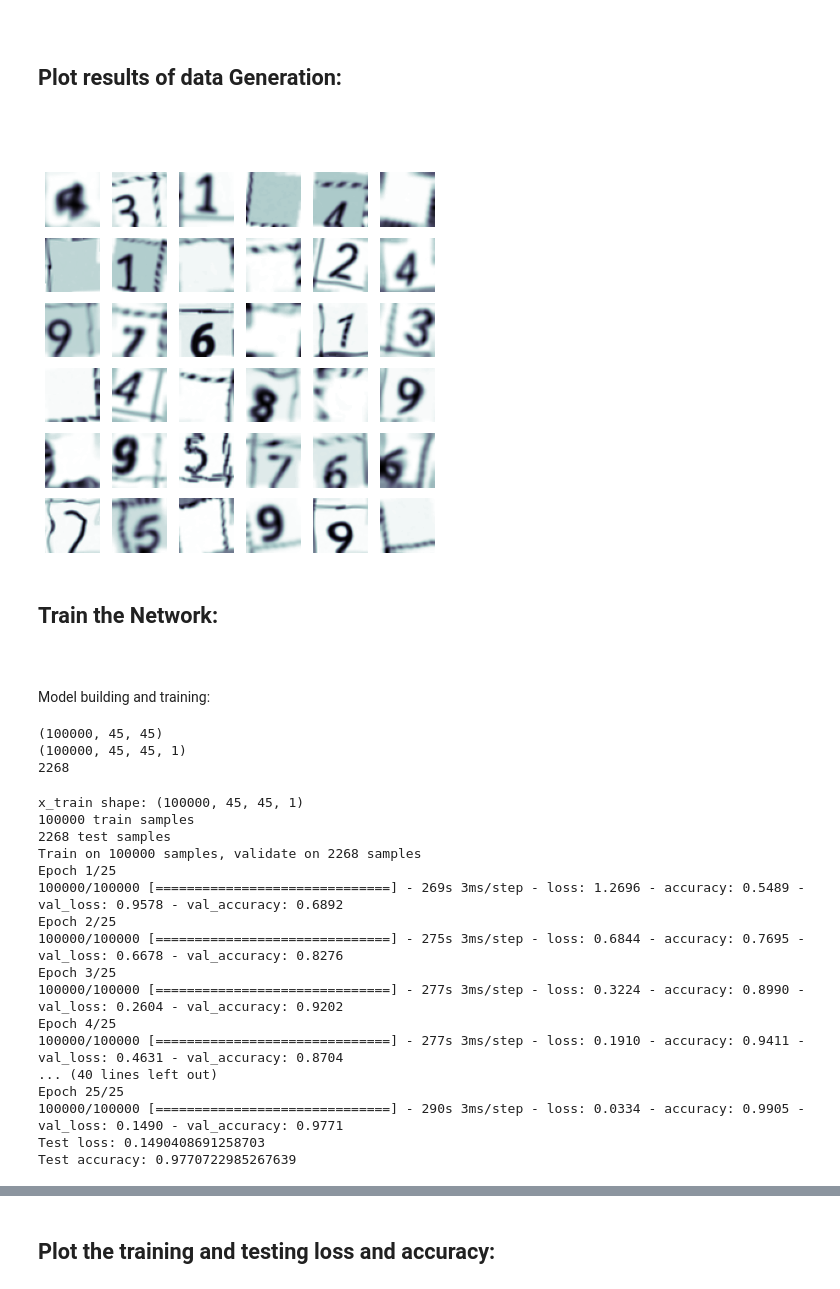
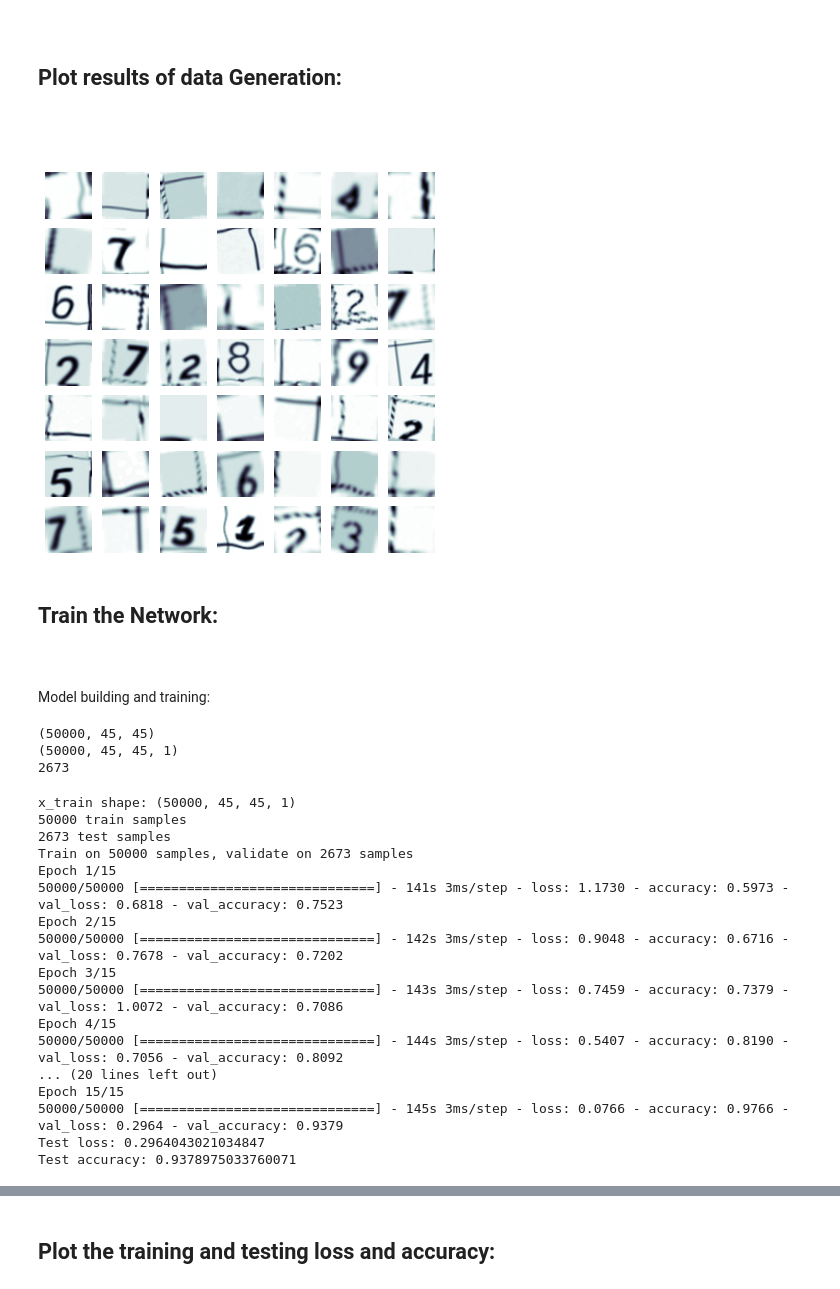
Before and after one commit to simonjuleseric2/Deep-learning-and-backtracking-sudoku, a Jupyter notebook: digit_generation&training.ipynb, the cells around one changed output, grey strips where cells are left out. Cells and saved outputs as stored; diff of their text form; code cells hidden in the pictures.

Commit message:
new training+increased validation set

```diff
--- a/digit_generation&training.ipynb
+++ b/digit_generation&training.ipynb
@@ -190,7 +194,7 @@ def create_data(length, list_of_font, threshold=True, consider_empty=True):
 
 
         if consider_empty:
-            y=np.random.randint(-5, 9+1)
+            y=np.random.randint(-9, 9+1)
 
         else:
             y=np.random.randint(1, 9+1)
@@ -247,7 +251,7 @@ def create_data(length, list_of_font, threshold=True, consider_empty=True):
 list_of_font=glob.glob('font2/*.ttf')
 
 
-n=100000 #Number of image to generate
+n=50000 #Number of image to generate
 #n=50
 xx, yy=create_data(n, list_of_font, False)
 # %% [markdown]
@@ -260,19 +264,19 @@ xx, yy=create_data(n, list_of_font, False)
 # %%
 f = plt.figure(figsize=(7,7))
 
-num_img=36
+num_img=49
 n, m=int(np.sqrt(num_img)), int(np.sqrt(num_img))
 
 
 for i in range(1, num_img+1):
     f.add_subplot(n,m, i)
     plt.imshow(xx[i, :, :], cmap='bone')
     plt.axis('off')
 
-plt.savefig('digits.png' , bbox_inches='tight')
+plt.savefig('plots/digits1.png' , bbox_inches='tight')
 plt.show()
 # %% [output]
-[figure, old version]
+[figure, new version]
 # %% [markdown]
 ## Train the Network:
 <br>
@@ -282,9 +286,9 @@ Model building and training:
 # %%
 
 #validation Data:
-yy_lab=np.load('data_npy/tot_labels28.npy')
+yy_lab=np.load('data_npy/tot_labels33.npy')
 y_test=np.array(yy_lab)
-x_test=np.load('data_npy/tot_img28.npy')
+x_test=np.load('data_npy/tot_img33.npy')
 
 num_classes=10
 #y_test = keras.utils.to_categorical(yy_lab, num_classes)
@@ -299,9 +303,9 @@ y_train = keras.utils.to_categorical(y_train, num_classes)
 y_test = keras.utils.to_categorical(y_test, num_classes)
 print(len(y_test))
 # %% [output]
-(100000, 45, 45)
-(100000, 45, 45, 1)
-2268
+(50000, 45, 45)
+(50000, 45, 45, 1)
+2673
 # %%
 from sklearn.model_selection import train_test_split
 import keras
@@ -315,7 +319,7 @@ from keras import backend as K
 cell_size=45
 batch_size = 128
 num_classes = len(np.unique(yy))
-epochs = 25
+epochs = 15
 
 # input image dimensions
 img_rows, img_cols = cell_size, cell_size
@@ -370,23 +374,23 @@ score = model.evaluate(x_test, y_test, verbose=0)
 print('Test loss:', score[0])
 print('Test accuracy:', score[1])
 # %% [output]
-x_train shape: (100000, 45, 45, 1)
-100000 train samples
-2268 test samples
-Train on 100000 samples, validate on 2268 samples
-Epoch 1/25
-100000/100000 [==============================] - 269s 3ms/step - loss: 1.2696 - accuracy: 0.5489 - val_loss: 0.9578 - val_accuracy: 0.6892
-Epoch 2/25
-100000/100000 [==============================] - 275s 3ms/step - loss: 0.6844 - accuracy: 0.7695 - val_loss: 0.6678 - val_accuracy: 0.8276
-Epoch 3/25
-100000/100000 [==============================] - 277s 3ms/step - loss: 0.3224 - accuracy: 0.8990 - val_loss: 0.2604 - val_accuracy: 0.9202
-Epoch 4/25
-100000/100000 [==============================] - 277s 3ms/step - loss: 0.1910 - accuracy: 0.9411 - val_loss: 0.4631 - val_accuracy: 0.8704
-... (40 lines left out)
-Epoch 25/25
-100000/100000 [==============================] - 290s 3ms/step - loss: 0.0334 - accuracy: 0.9905 - val_loss: 0.1490 - val_accuracy: 0.9771
-Test loss: 0.1490408691258703
-Test accuracy: 0.9770722985267639
+x_train shape: (50000, 45, 45, 1)
+50000 train samples
+2673 test samples
+Train on 50000 samples, validate on 2673 samples
+Epoch 1/15
+50000/50000 [==============================] - 141s 3ms/step - loss: 1.1730 - accuracy: 0.5973 - val_loss: 0.6818 - val_accuracy: 0.7523
+Epoch 2/15
+50000/50000 [==============================] - 142s 3ms/step - loss: 0.9048 - accuracy: 0.6716 - val_loss: 0.7678 - val_accuracy: 0.7202
+Epoch 3/15
+50000/50000 [==============================] - 143s 3ms/step - loss: 0.7459 - accuracy: 0.7379 - val_loss: 1.0072 - val_accuracy: 0.7086
+Epoch 4/15
+50000/50000 [==============================] - 144s 3ms/step - loss: 0.5407 - accuracy: 0.8190 - val_loss: 0.7056 - val_accuracy: 0.8092
+... (20 lines left out)
+Epoch 15/15
+50000/50000 [==============================] - 145s 3ms/step - loss: 0.0766 - accuracy: 0.9766 - val_loss: 0.2964 - val_accuracy: 0.9379
+Test loss: 0.2964043021034847
+Test accuracy: 0.9378975033760071
 # %%
 #x_train=x_train[:, :, :, :, 0]
 print(np.shape(y_train))
```
Also changed, not shown: parts of 27 cells of this notebook, 26 other files.
